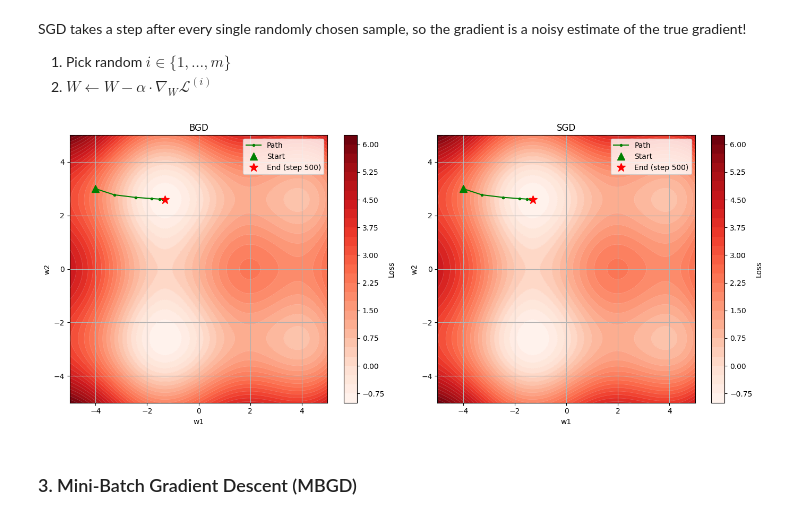
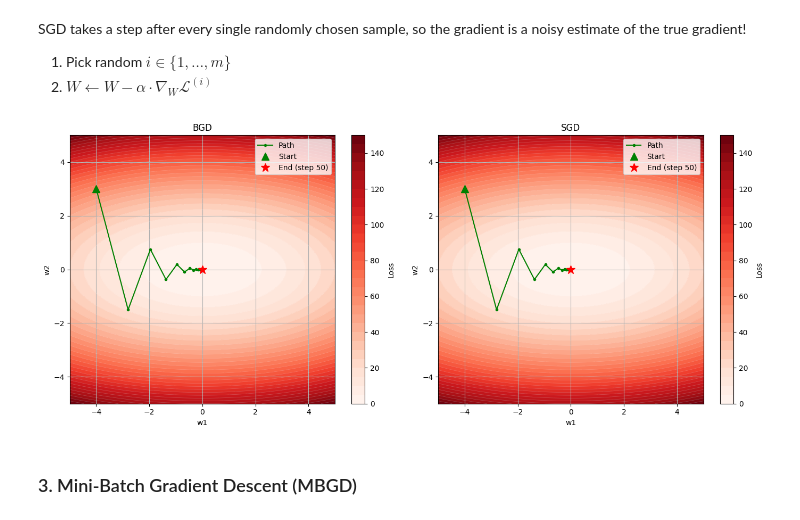
Before and after one commit to ikabrain/UCS761-Deep-Learning-Lab, a Jupyter notebook: DL_assign6.ipynb, the cells around one changed output. Cells and saved outputs as stored; diff of their text form; code cells hidden in the pictures.

```diff
--- a/DL_assign6.ipynb
+++ b/DL_assign6.ipynb
@@ -169,18 +169,16 @@ class SGD(Optimizer):
 # %%
 fig, axs = plt.subplots(1, 2, figsize=(14, 6))
 
-loss_fn = lambda w1, w2: np.sin(w1) + np.cos(w2) + 0.1*w1**2 + 0.1*w2**2 # Noisy loss fn to show difference between 2 approaches
-
 plt.sca(axs[0])
-BGD(lr=0.5).plot(loss_fn=loss_fn, start=(-4, 3), max_iter=500, title="BGD")
+BGD(lr=0.15).plot(max_iter=50, title="BGD")
 
 plt.sca(axs[1])
-SGD(lr=0.5).plot(loss_fn=loss_fn, start=(-4, 3), max_iter=500, title="SGD")
+SGD(lr=0.15).plot(max_iter=50, title="SGD")
 
 plt.tight_layout()
 plt.show()
 # %% [output]
-[figure, old version]
+[figure, new version]
 # %% [markdown]
 ### 3. Mini-Batch Gradient Descent (MBGD)
 # %% [markdown]
```
Also changed, not shown: parts of 2 cells of this notebook.
